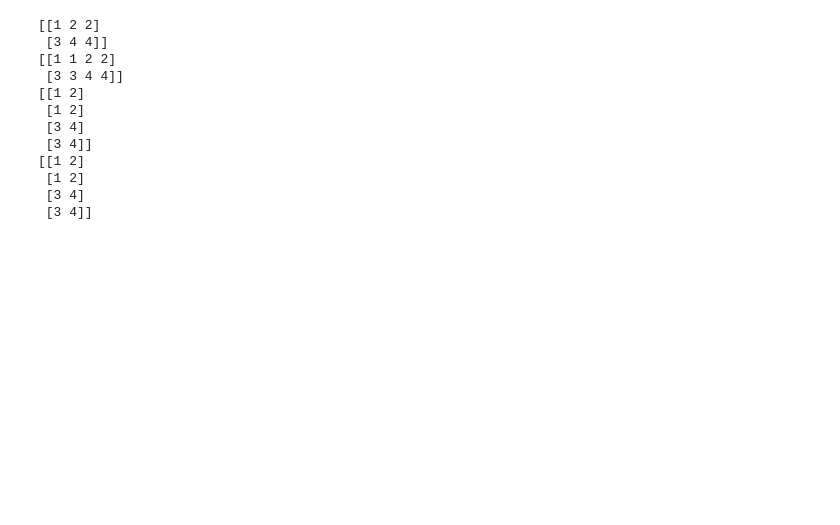
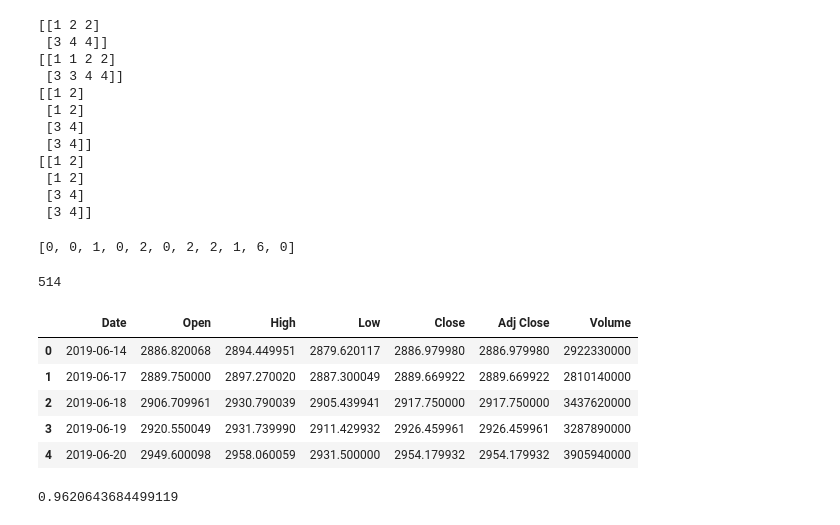
Before and after one commit to Unilmalas/TextAI, a Jupyter notebook: snippets32.ipynb, the cells around one changed output. Drawn from its saved outputs; the diff is of its cells as text; code cells hidden in the pictures; blank space fills up the shorter version.

```diff
--- a/snippets32.ipynb
+++ b/snippets32.ipynb
@@ -1225,3 +1225,83 @@ print(np.repeat(x, 2, axis=0)) # repeat(a, repeats, axis=None)
  [1 2]
  [3 4]
  [3 4]]
+# %%
+# Van Eck sequence
+def van_eck(l):
+    n = 0
+    seen = [0]
+    val = 0
+    while n<l:
+        if val in seen[1:]:
+            val = seen.index(val, 1)
+        else:
+            val = 0
+        seen.insert(0, val)
+        n += 1
+    seen.reverse()
+    return seen
+
+def main():
+    print(van_eck(10))
+
+if __name__ == '__main__':
+    main()
+# %% [output]
+[0, 0, 1, 0, 2, 0, 2, 2, 1, 6, 0]
+# %%
+# jumping robot
+import random
+
+def jmpr(lpttn,n):
+    '''jump n times along pattern of given length'''
+    cpos = int((lpttn - 1) / 2)
+    for i in range(n):
+        if random.random() > 0.5:
+            cpos += 1
+        else:
+            cpos -= 1
+        if cpos > lpttn:
+            cpos -= 1
+        if cpos < 0:
+            cpos = 0
+    return cpos
+
+def main():
+    #print(jmpr(9, 4))
+    bc = 0
+    for i in range(1000):
+        cp = jmpr(9,4)
+        if cp == 2 or cp == 6:
+            bc += 1
+    print(bc)
+
+if __name__ == '__main__':
+    main()
+# %% [output]
+514
+# %%
+# pandas load test
+import pandas as pd
+import os
+
+os.chdir('D:\BernieData\DeepL\lrgtxt0')
+# Read data from file 'filename.csv'
+# Control delimiters, rows, column names with read_csv (see later)
+data = pd.read_csv("SP500.csv")
+# Preview the first 5 lines of the loaded data
+data.head()
+# %% [output]
+|  | Date | Open | High | Low | Close | Adj Close | Volume |
+| 0 | 2019-06-14 | 2886.820068 | 2894.449951 | 2879.620117 | 2886.979980 | 2886.979980 | 2922330000 |
+| 1 | 2019-06-17 | 2889.750000 | 2897.270020 | 2887.300049 | 2889.669922 | 2889.669922 | 2810140000 |
+| 2 | 2019-06-18 | 2906.709961 | 2930.790039 | 2905.439941 | 2917.750000 | 2917.750000 | 3437620000 |
+| 3 | 2019-06-19 | 2920.550049 | 2931.739990 | 2911.429932 | 2926.459961 | 2926.459961 | 3287890000 |
+| 4 | 2019-06-20 | 2949.600098 | 2958.060059 | 2931.500000 | 2954.179932 | 2954.179932 | 3905940000 |
+# %%
+s = pd.Series(data['Close'])
+
+#for l in range(-15,15):
+    #print(l, s.autocorr(lag=l))
+s.autocorr()
+# %% [output]
+0.9620643684499119
```
Also changed, not shown: parts of 6 cells of this notebook.
